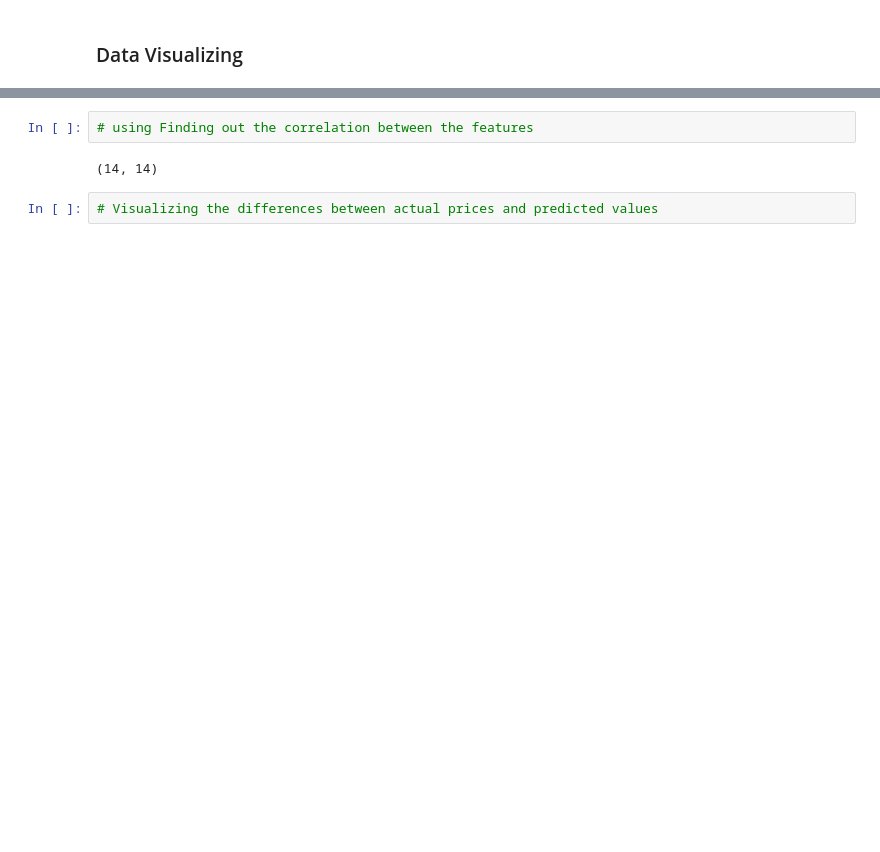
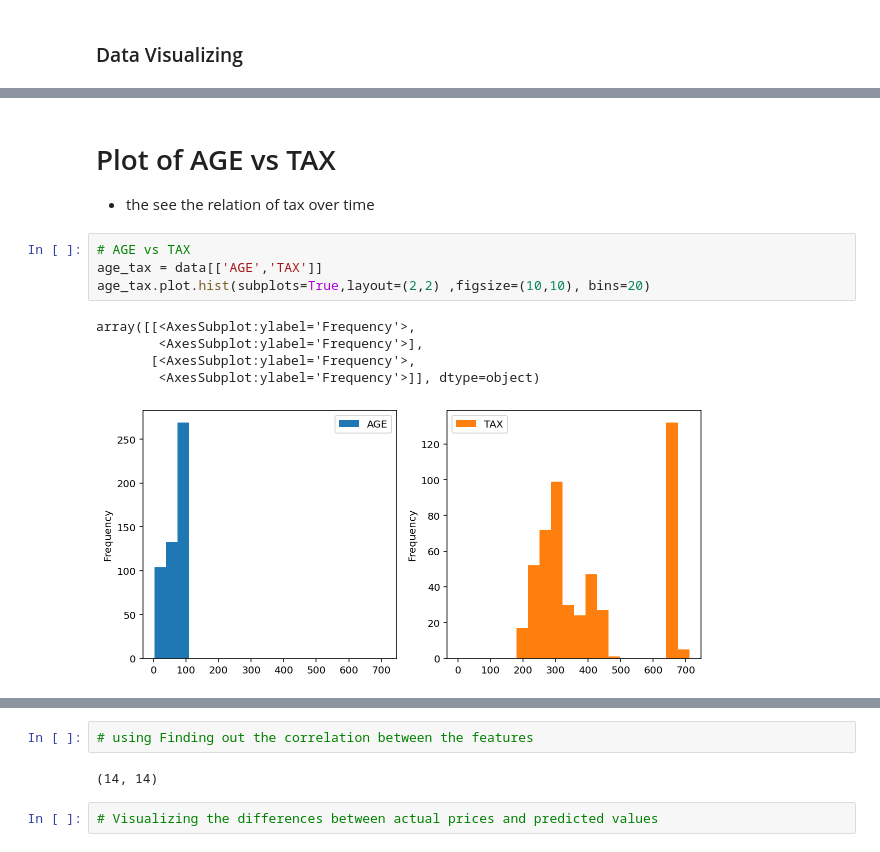
Before and after one commit to xxmelar-ksaxx/DataComp, a Jupyter notebook: Project_Template.ipynb, the cells around one changed output, grey strips where cells are left out. Drawn from its saved outputs; the diff is of its cells as text; blank space fills up the shorter version.

```diff
--- a/Project_Template.ipynb
+++ b/Project_Template.ipynb
@@ -316,0 +329,13 @@ As we see, there are not any missing data
+# %% [markdown]
+# Plot of AGE vs TAX
+- the see the relation of tax over time
+# %%
+# AGE vs TAX
+age_tax = data[['AGE','TAX']]
+age_tax.plot.hist(subplots=True,layout=(2,2) ,figsize=(10,10), bins=20)
+# %% [output]
+array([[<AxesSubplot:ylabel='Frequency'>,
+        <AxesSubplot:ylabel='Frequency'>],
+       [<AxesSubplot:ylabel='Frequency'>,
+        <AxesSubplot:ylabel='Frequency'>]], dtype=object)
+[figure, added]
```
Also changed, not shown: parts of 17 cells of this notebook.
